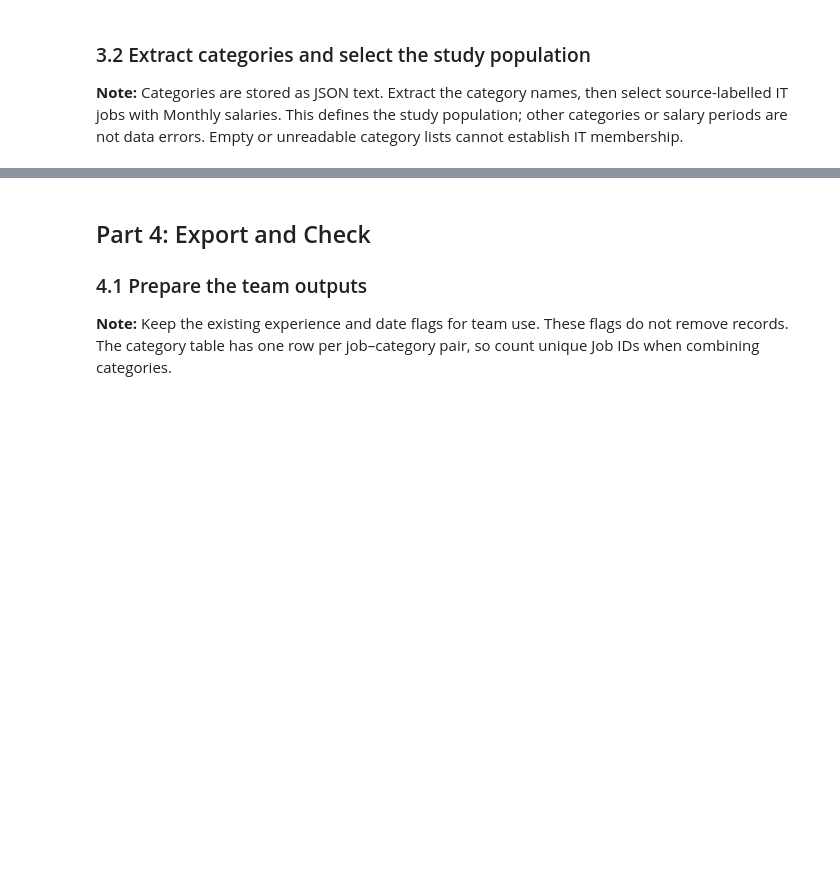
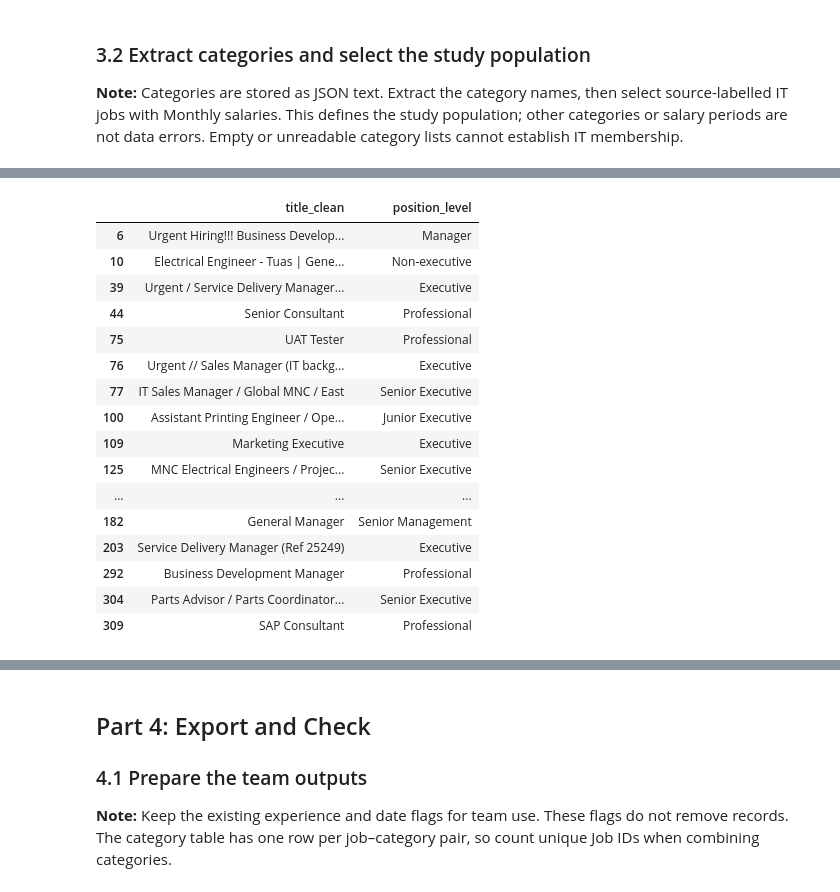
Before and after one commit to 85913286lcr/group5-project1-assignment, a Jupyter notebook: Final/Team_Data_Cleaning_Final.ipynb, the cells around one changed output, grey strips where cells are left out. Cells and saved outputs as stored; diff of their text form; code cells hidden in the pictures; blank space fills up the shorter version.

Commit message:
3.3-3.5 Salary part updated new logic

```diff
--- a/Final/Team_Data_Cleaning_Final.ipynb
+++ b/Final/Team_Data_Cleaning_Final.ipynb
@@ -20,9 +20,12 @@ import pandas as pd
 import json
 from pathlib import Path
 
-source = Path("SGJobData.csv")
-if not source.exists():
-    source = Path("../SGJobData.csv")
+source_candidates = [Path("SGJobData.csv"), Path("../SGJobData.csv")]
+source = next((path for path in source_candidates if path.exists()), None)
+if source is None:
+    raise FileNotFoundError("SGJobData.csv was not found in the current or parent directory.")
 
 raw = pd.read_csv(source, low_memory=False)
 clean = raw.copy()
+print("Source:", source)
+print("Raw rows:", len(raw))
@@ -258,0 +275,55 @@ Name: salary_type, dtype: int64
+# %%
+def classify_it_job(title):
+    title = str(title).lower()
+
+    if any(keyword in title for keyword in [
+        "cyber", "cybersecurity", "information security", "security operations",
+        "security engineer", "penetration", "soc analyst"
+    ]):
+        return "Cybersecurity"
+    if any(keyword in title for keyword in [
+        "data analyst", "data scientist", "data engineer", "business intelligence",
+        "bi analyst", "analytics", "machine learning", "artificial intelligence"
+    ]):
+        return "Data & Analytics"
+    if any(keyword in title for keyword in [
+        "software", "developer", "programmer", "backend", "back-end", "frontend",
+        "front-end", "full stack", "application developer", "web developer",
+        "qa engineer", "test engineer", "automation engineer"
+    ]):
+        return "Software & Application Development"
+    if any(keyword in title for keyword in [
+        "cloud", "network", "infrastructure", "database", "devops", "systems engineer",
+        "system engineer", "system administrator", "systems administrator", "network engineer",
+        "database administrator", "platform engineer"
+    ]):
+        return "Infrastructure & Cloud"
+    if any(keyword in title for keyword in [
+        "helpdesk", "help desk", "desktop support", "it support", "technical support",
+        "service desk", "application support", "support engineer"
+    ]):
+        return "IT Support & Systems"
+    if any(keyword in title for keyword in [
+        "it manager", "technology manager", "it project", "project manager",
+        "business analyst", "systems analyst", "system analyst", "solution architect",
+        "solutions architect", "it consultant", "technology consultant"
+    ]):
+        return "IT Management & Business Systems"
+    return "Other IT"
+
+clean["it_job_category"] = clean["title_clean"].apply(classify_it_job)
+classification_check = (
+    clean.groupby("it_job_category")
+    .agg(
+        posting_count=("metadata_jobPostId", "nunique"),
+        percentage=("metadata_jobPostId", lambda values: round(values.nunique() / len(clean) * 100, 2)),
+    )
+    .sort_values("posting_count", ascending=False)
+)
+display(classification_check)
+display(
+    clean.loc[clean["it_job_category"].eq("Other IT"), ["title_clean", "position_level"]]
+    .drop_duplicates()
+    .head(20)
+)
+# %% [output]
@@ -259 +339,18 @@ Name: salary_type, dtype: int64
+|  | title_clean | position_level |
+| 6 | Urgent Hiring!!! Business Develop... | Manager |
+| 10 | Electrical Engineer - Tuas | Gene... | Non-executive |
+| 39 | Urgent / Service Delivery Manager... | Executive |
+| 44 | Senior Consultant | Professional |
+| 75 | UAT Tester | Professional |
+| 76 | Urgent // Sales Manager (IT backg... | Executive |
+| 77 | IT Sales Manager / Global MNC / East | Senior Executive |
+| 100 | Assistant Printing Engineer / Ope... | Junior Executive |
+| 109 | Marketing Executive | Executive |
+| 125 | MNC Electrical Engineers / Projec... | Senior Executive |
+| ... | ... | ... |
+| 182 | General Manager | Senior Management |
+| 203 | Service Delivery Manager (Ref 25249) | Executive |
+| 292 | Business Development Manager | Professional |
+| 304 | Parts Advisor / Parts Coordinator... | Senior Executive |
+| 309 | SAP Consultant | Professional |
 # %% [markdown]
```
Also changed, not shown: parts of 12 cells of this notebook.
